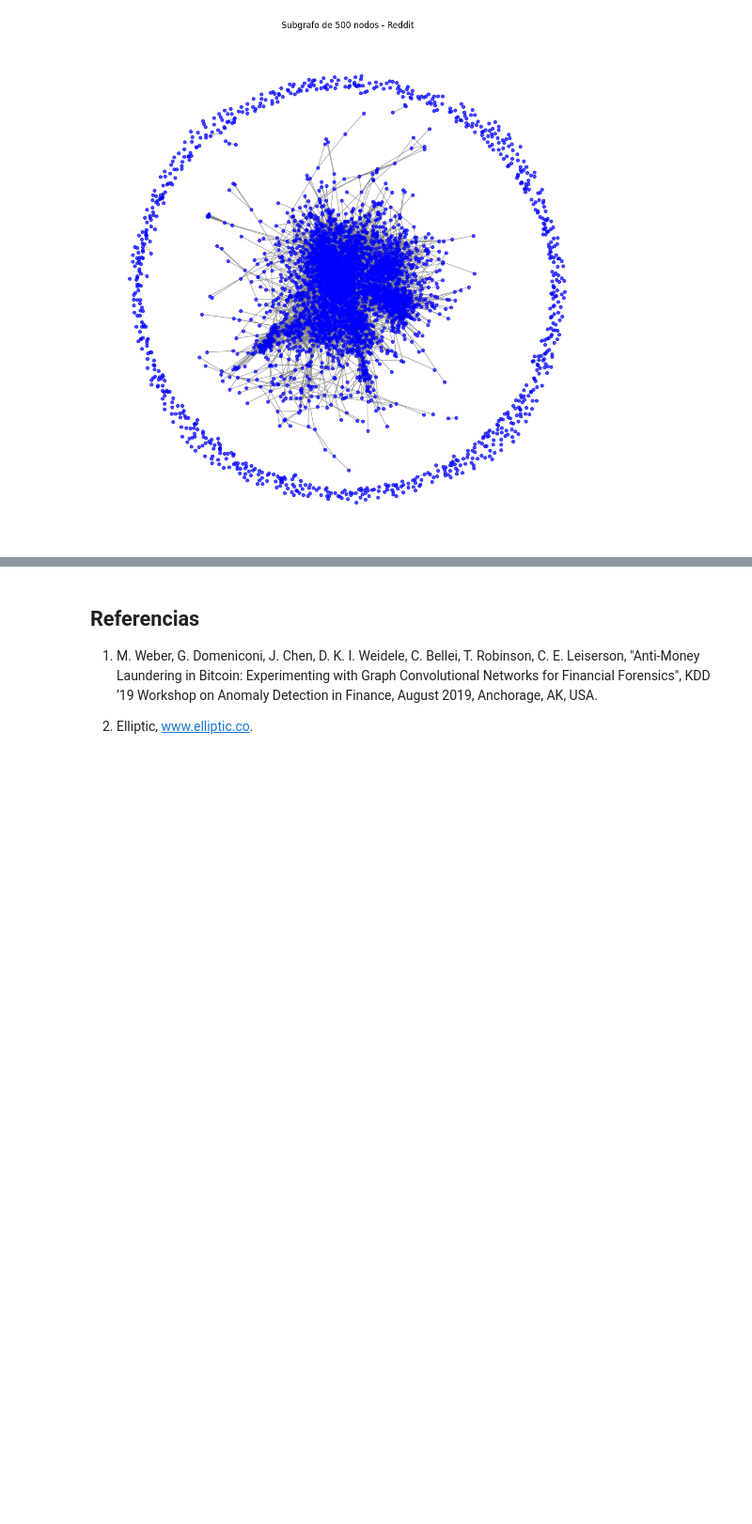
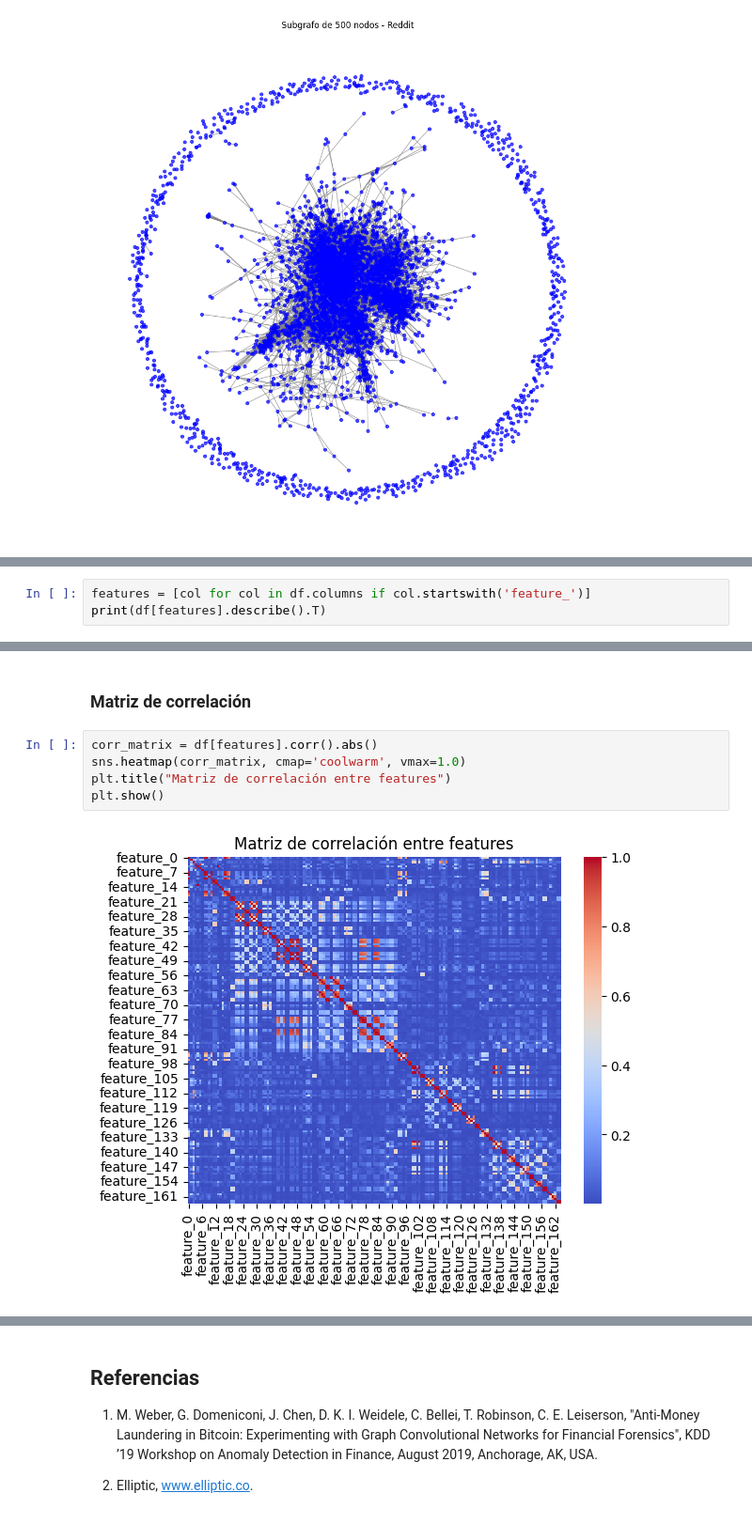
Before and after one commit to L-Ameneiro/elliptic-gnn-fraud-detector, a Jupyter notebook: notebooks/1-eda-graph-ameneiro.ipynb, the cells around one changed output, grey strips where cells are left out. Shown at 94% size. Drawn from its saved outputs; the diff is of its cells as text; blank space fills up the shorter version.

```diff
--- a/notebooks/1-eda-graph-ameneiro.ipynb
+++ b/notebooks/1-eda-graph-ameneiro.ipynb
@@ -496,0 +504,3 @@ plt.show()
+# %%
+features = [col for col in df.columns if col.startswith('feature_')]
+print(df[features].describe().T)
@@ -496,0 +525,9 @@ plt.show()
+# %% [markdown]
+### Matriz de correlación
+# %%
+corr_matrix = df[features].corr().abs()
+sns.heatmap(corr_matrix, cmap='coolwarm', vmax=1.0)
+plt.title("Matriz de correlación entre features")
+plt.show()
+# %% [output]
+[figure, added]
```
Also changed, not shown: parts of 14 cells of this notebook.
